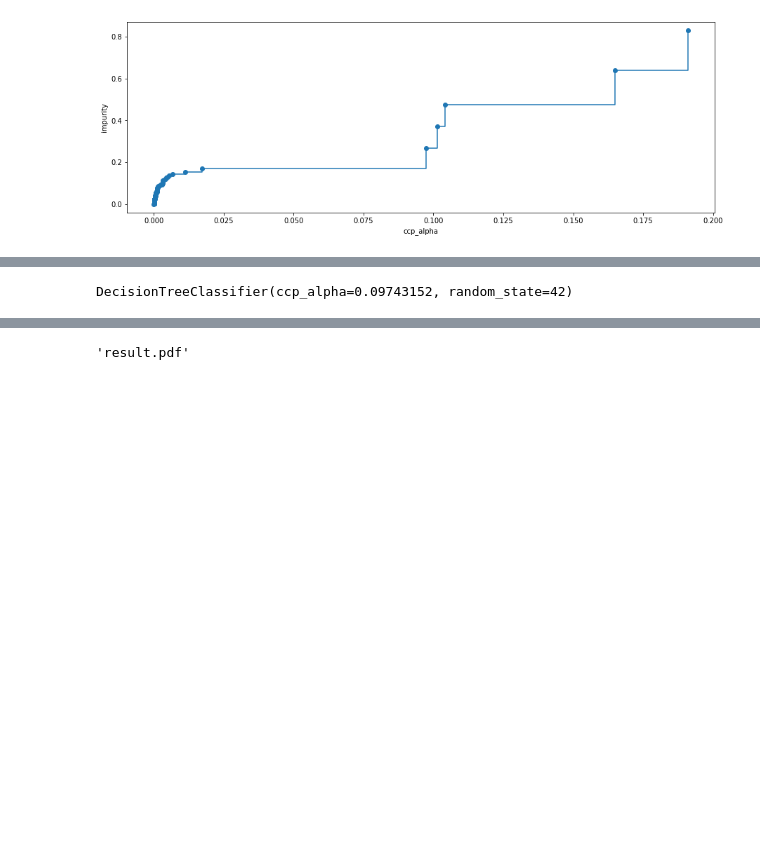
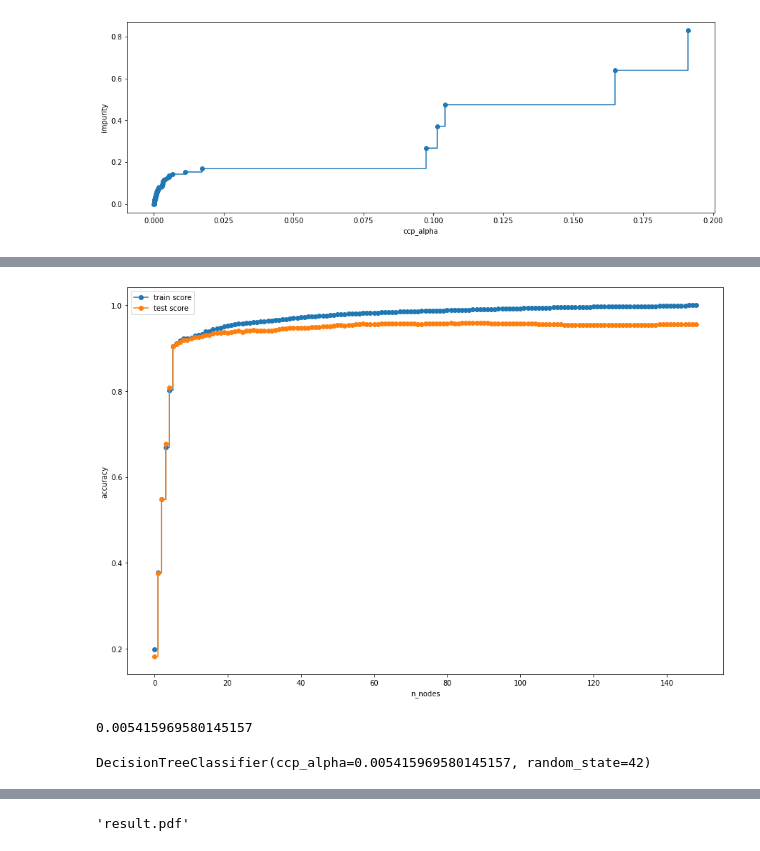
Before and after one commit to pfilo8/BHL-Hackathon-AI, a Jupyter notebook: Kuba.ipynb, the cells around one changed output, grey strips where cells are left out. Saved outputs shown, nothing was run; the diff lists cells and outputs as text; code cells hidden in the pictures; blank space fills up the shorter version.

```diff
--- a/Kuba.ipynb
+++ b/Kuba.ipynb
@@ -81,8 +86,26 @@ plt.show()
+# %%
+fig, ax = plt.subplots(figsize=(15, 10))
+
+ax.plot(range(len(train_scores)), train_scores[::-1], marker='o', drawstyle="steps-post", label="train score")
+ax.plot(range(len(test_scores)), test_scores[::-1], marker='o', drawstyle="steps-post", label="test score")
+
+ax.set_ylabel("accuracy")
+ax.set_xlabel("n_nodes")
+ax.legend()
+
+plt.show()
+# %% [output]
+[figure, added]
+# %%
+alpha = ccp_alphas[-10]
+alpha
+# %% [output]
+0.005415969580145157
 # %%
-final_tree_clf = tree.DecisionTreeClassifier(random_state=42, ccp_alpha=0.09743152)
+final_tree_clf = tree.DecisionTreeClassifier(random_state=42, ccp_alpha=alpha)
 final_tree_clf.fit(X_train, y_train)
 # %% [output]
-DecisionTreeClassifier(ccp_alpha=0.09743152, random_state=42)
+DecisionTreeClassifier(ccp_alpha=0.005415969580145157, random_state=42)
 # %%
 final_tree_clf.score(X_test, y_test)
 # %% [output]
```
Also changed, not shown: parts of 10 cells of this notebook.
